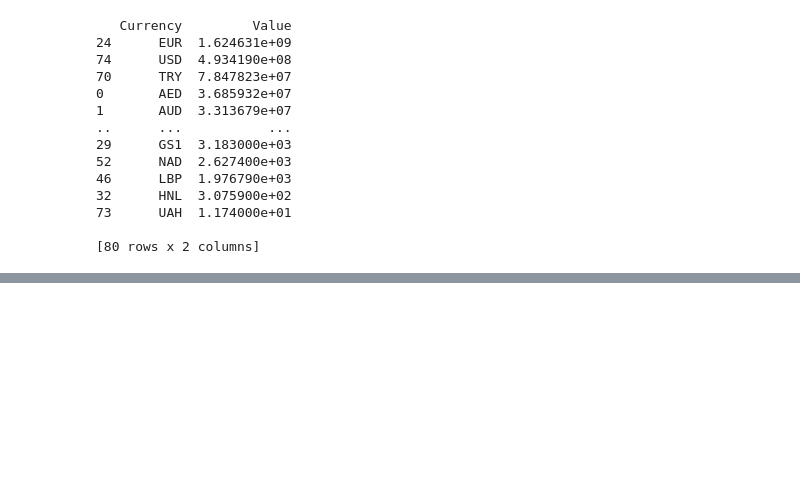
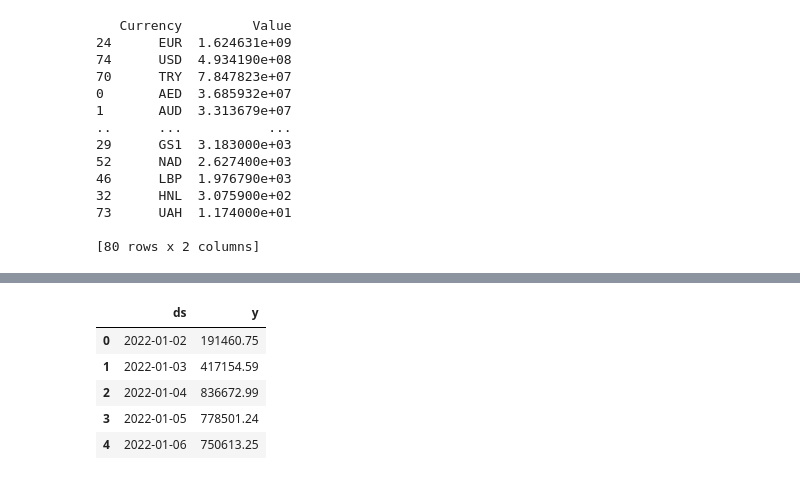
Before and after one commit to Priyankavaishnav1006/Stock_Sales_ML_Model, a Jupyter notebook: Stock_sales_ML.ipynb, the cells around one changed output, grey strips where cells are left out. Drawn from its saved outputs; the diff is of its cells as text; code cells hidden in the pictures; blank space fills up the shorter version.

```diff
--- a/Stock_sales_ML.ipynb
+++ b/Stock_sales_ML.ipynb
@@ -236,0 +260,14 @@ INFO:cmdstanpy:Chain [1] done processing
+# %%
+# Calculate daily sales
+daily_sales = df.groupby('DealDate')['Value'].sum().reset_index()
+
+# Prepare data for Prophet
+prophet_df = daily_sales.rename(columns={'DealDate': 'ds', 'Value': 'y'})
+display(prophet_df.head())
+# %% [output]
+|  | ds | y |
+| 0 | 2022-01-02 | 191460.75 |
+| 1 | 2022-01-03 | 417154.59 |
+| 2 | 2022-01-04 | 836672.99 |
+| 3 | 2022-01-05 | 778501.24 |
+| 4 | 2022-01-06 | 750613.25 |
```
Also changed, not shown: parts of 14 cells of this notebook.
